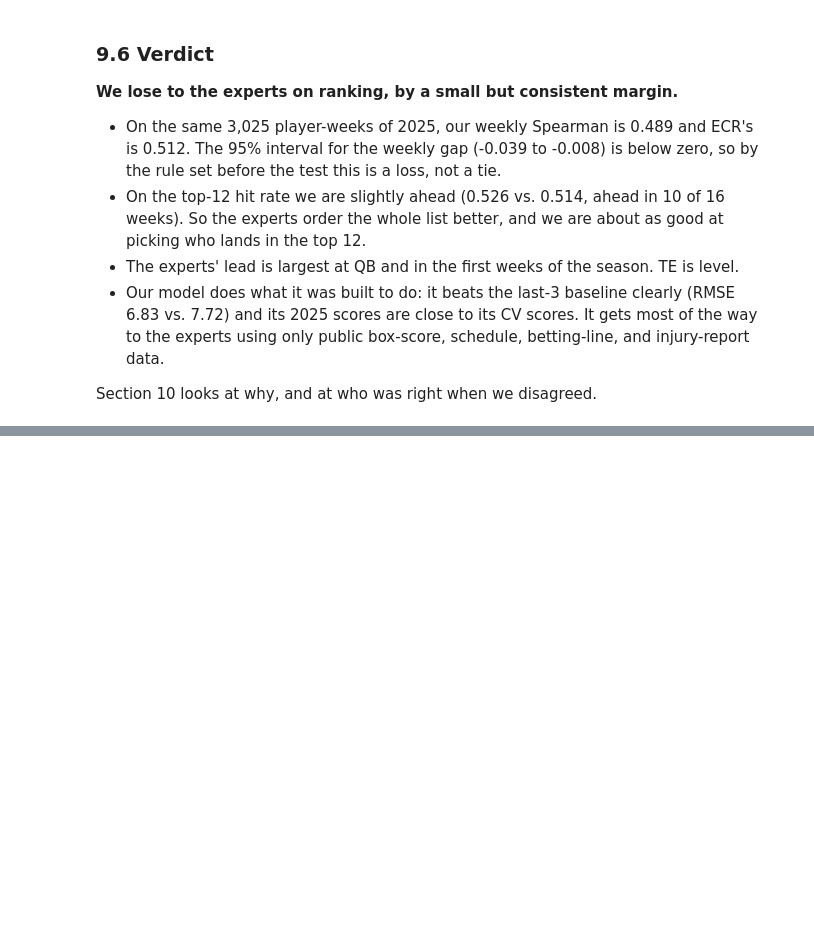
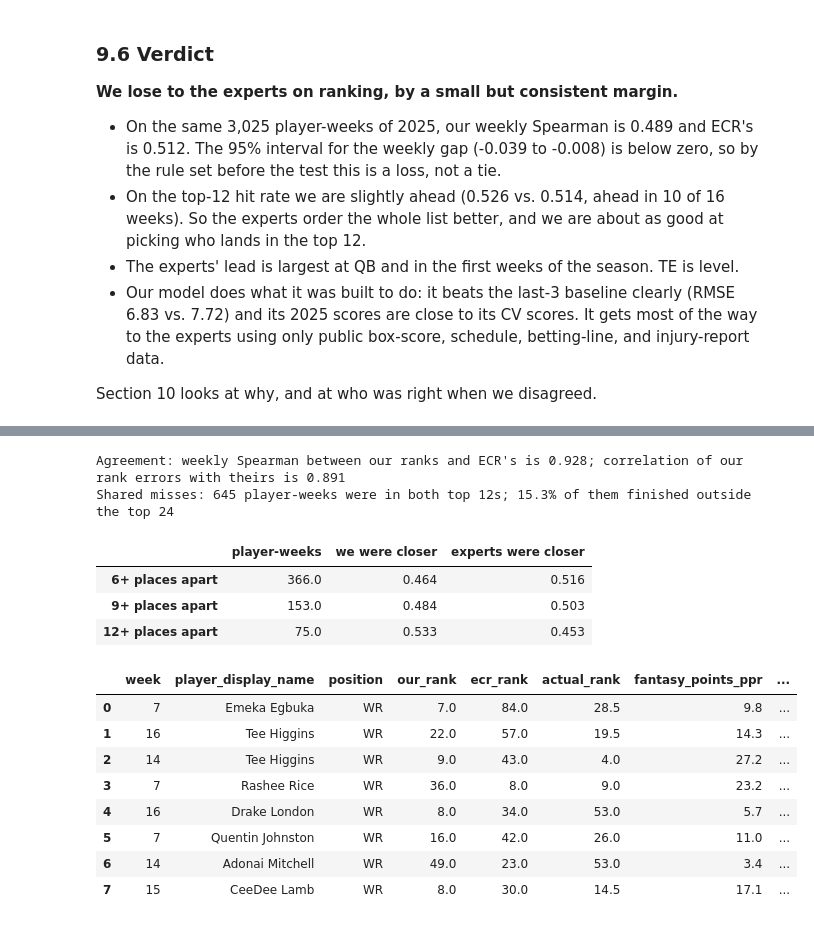
Before and after one commit to HashaRock/CS363M_FFBall_Project, a Jupyter notebook: fantasy_football_rankings.ipynb, the cells around one changed output, grey strips where cells are left out. Drawn from its saved outputs; the diff is of its cells as text; code cells hidden in the pictures; blank space fills up the shorter version.

```diff
--- a/fantasy_football_rankings.ipynb
+++ b/fantasy_football_rankings.ipynb
@@ -2212,0 +2304,47 @@ Section 10 looks at why, and at who was right when we disagreed.
+# %%
+names = pd.read_parquet(PROCESSED_DIR / "player_weeks.parquet", columns=KEY + ["player_display_name"])
+by_position_week = ranked.groupby(["season", "week", "position"])
+both_ranks = ranked.assign(our_rank=by_position_week["pred"].rank(ascending=False),
+                           ecr_rank=by_position_week["ecr_pos_rank"].rank(),
+                           actual_rank=by_position_week[TARGET].rank(ascending=False),
+                           rank_gap=lambda d: (d["our_rank"] - d["ecr_rank"]).abs())
+
+
+def disagreements(rows, min_gap):
+    "Player-weeks where the two rankings differ by min_gap or more places and one side has the player in its top 24."
+    return rows[(rows["rank_gap"] >= min_gap) & (rows[["our_rank", "ecr_rank"]].min(axis=1) <= RELEVANT_RANK)]
+
+
+def who_was_right(rows):
+    return {"player-weeks": len(rows),
+            "we were closer": (rows["our_rank_error"] < rows["ecr_rank_error"]).mean(),
+            "experts were closer": (rows["ecr_rank_error"] < rows["our_rank_error"]).mean()}
+
+
+both_top = both_ranks[(both_ranks["our_rank"] <= TOP_N) & (both_ranks["ecr_rank"] <= TOP_N)]
+print(f"Agreement: weekly Spearman between our ranks and ECR's is "
+      f"{by_position_week.apply(lambda w: w['pred'].corr(-w['ecr_pos_rank'], method='spearman')).mean():.3f}; "
+      f"correlation of our rank errors with theirs is {both_ranks['our_rank_error'].corr(both_ranks['ecr_rank_error']):.3f}")
+print(f"Shared misses: {len(both_top):,} player-weeks were in both top {TOP_N}s; "
+      f"{(both_top['actual_rank'] > RELEVANT_RANK).mean():.1%} of them finished outside the top {RELEVANT_RANK}")
+
+display(pd.DataFrame({f"{gap}+ places apart": who_was_right(disagreements(both_ranks, gap)) for gap in DISAGREE_GAPS}).T.round(3))
+biggest = disagreements(both_ranks, DISAGREE_GAPS[-1]).nlargest(8, "rank_gap").merge(names, on=KEY)
+biggest[["week", "player_display_name", "position", "our_rank", "ecr_rank", "actual_rank", TARGET,
+         "games_this_season", "weeks_since_last_game", "questionable"]].round(1)
+# %% [output]
+Agreement: weekly Spearman between our ranks and ECR's is 0.928; correlation of our rank errors with theirs is 0.891
+Shared misses: 645 player-weeks were in both top 12s; 15.3% of them finished outside the top 24
+|  | player-weeks | we were closer | experts were closer |
+| 6+ places apart | 366.0 | 0.464 | 0.516 |
+| 9+ places apart | 153.0 | 0.484 | 0.503 |
+| 12+ places apart | 75.0 | 0.533 | 0.453 |
+|  | week | player_display_name | position | our_rank | ecr_rank | actual_rank | fantasy_points_ppr | ... |
+| 0 | 7 | Emeka Egbuka | WR | 7.0 | 84.0 | 28.5 | 9.8 | ... |
+| 1 | 16 | Tee Higgins | WR | 22.0 | 57.0 | 19.5 | 14.3 | ... |
+| 2 | 14 | Tee Higgins | WR | 9.0 | 43.0 | 4.0 | 27.2 | ... |
+| 3 | 7 | Rashee Rice | WR | 36.0 | 8.0 | 9.0 | 23.2 | ... |
+| 4 | 16 | Drake London | WR | 8.0 | 34.0 | 53.0 | 5.7 | ... |
+| 5 | 7 | Quentin Johnston | WR | 16.0 | 42.0 | 26.0 | 11.0 | ... |
+| 6 | 14 | Adonai Mitchell | WR | 49.0 | 23.0 | 53.0 | 3.4 | ... |
+| 7 | 15 | CeeDee Lamb | WR | 8.0 | 30.0 | 14.5 | 17.1 | ... |
```
Also changed, not shown: parts of 16 cells of this notebook, 5 other files.
